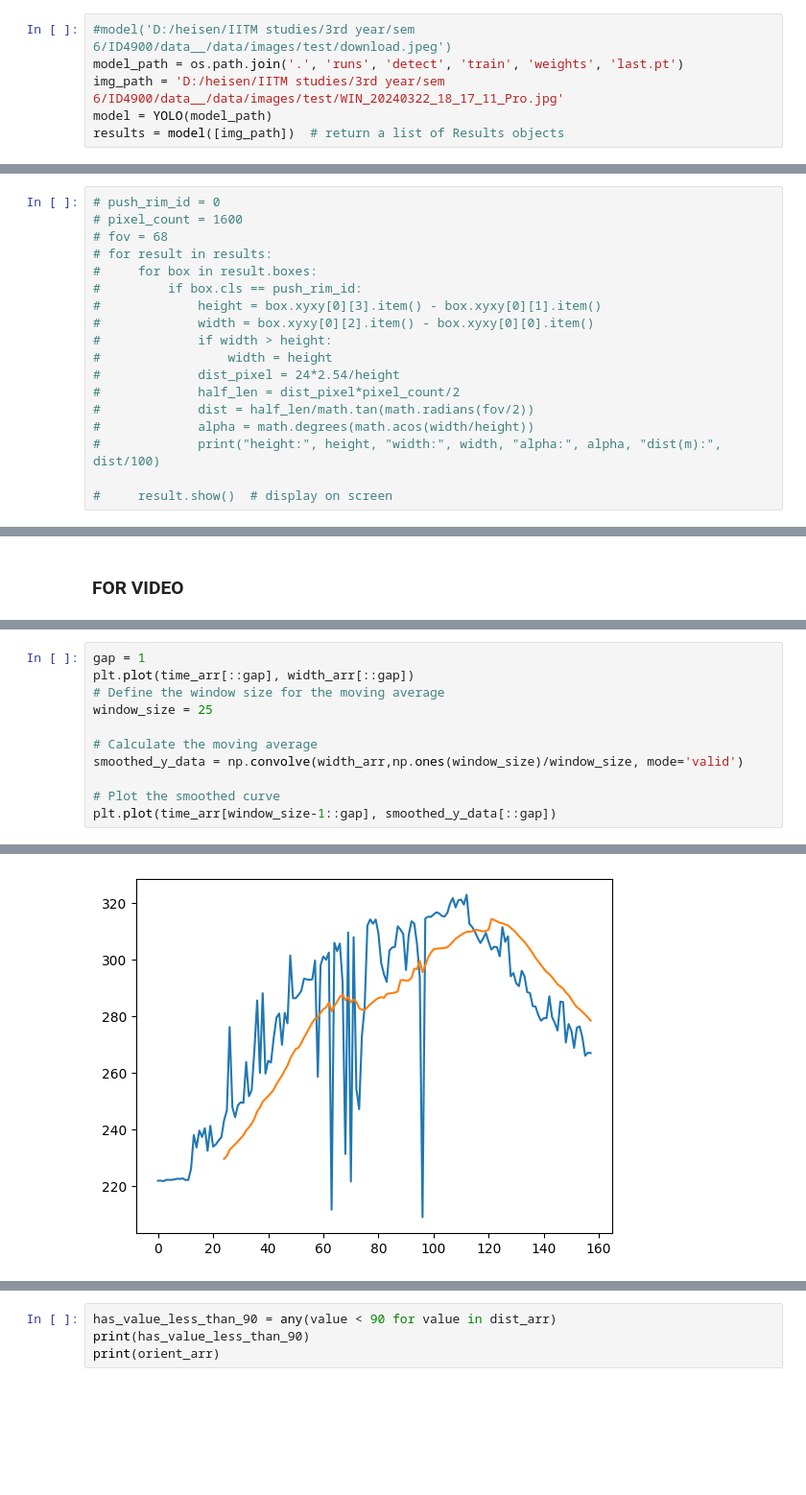
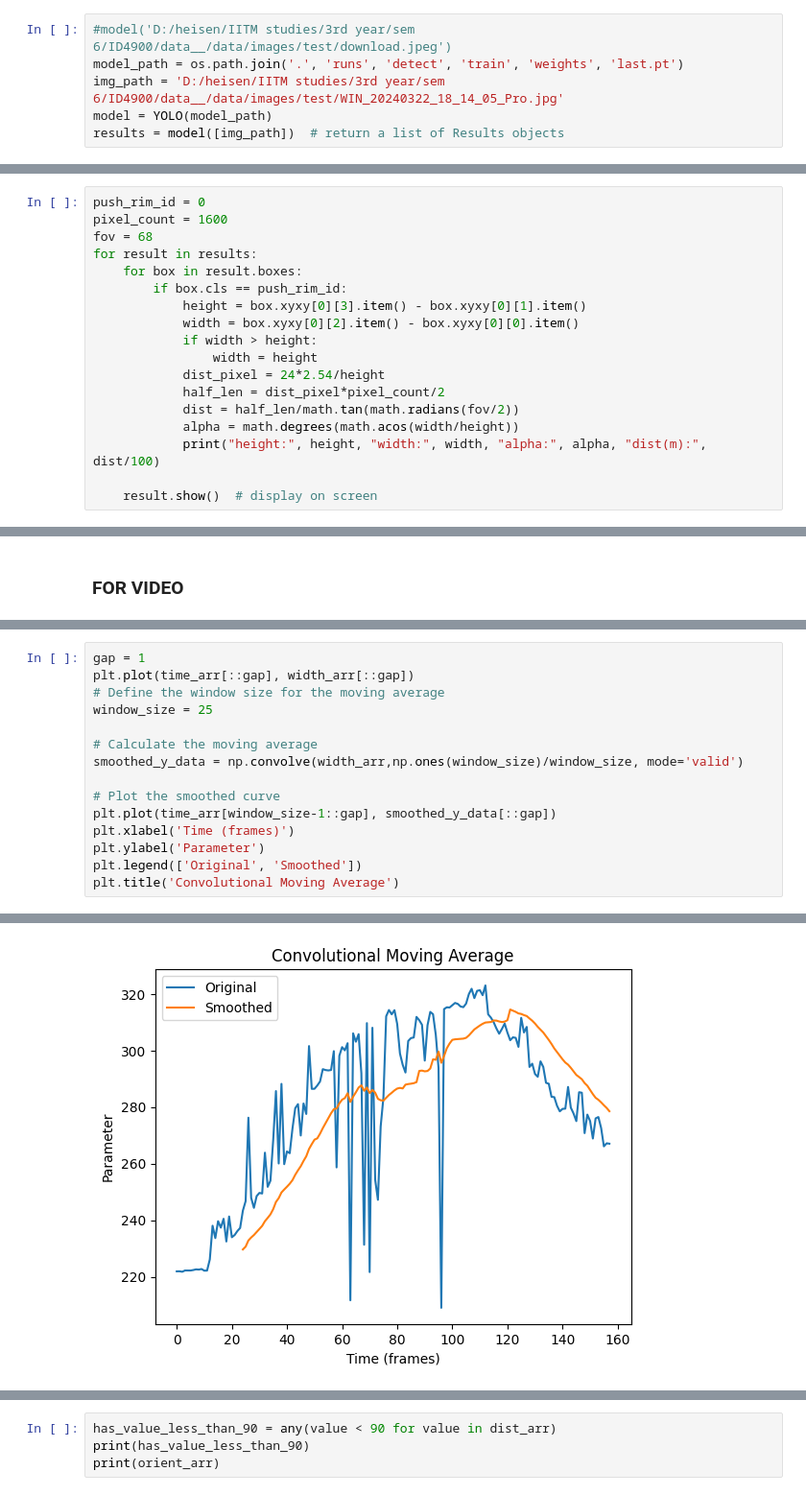
Before and after one commit to Heisenberg-2207/pushrim_detection, a Jupyter notebook: yolo.ipynb, the cells around one changed output, grey strips where cells are left out. Shown at 96% size. Drawn from its saved outputs; the diff is of its cells as text; blank space fills up the shorter version.

```diff
--- a/yolo.ipynb
+++ b/yolo.ipynb
@@ -12,7 +12,7 @@ import cv2
 # %%
 #model('D:/heisen/IITM studies/3rd year/sem 6/ID4900/data__/data/images/test/download.jpeg')
 model_path = os.path.join('.', 'runs', 'detect', 'train', 'weights', 'last.pt')
-img_path = 'D:/heisen/IITM studies/3rd year/sem 6/ID4900/data__/data/images/test/WIN_20240322_18_17_11_Pro.jpg'
+img_path = 'D:/heisen/IITM studies/3rd year/sem 6/ID4900/data__/data/images/test/WIN_20240322_18_14_05_Pro.jpg'
 model = YOLO(model_path)
 results = model([img_path])  # return a list of Results objects
 # %% [output]
@@ -21,18 +21,18 @@ Speed: 7.0ms preprocess, 115.2ms inference, 9.6ms postprocess per image at shape
 # %%
-# push_rim_id = 0
-# pixel_count = 1600
-# fov = 68
-# for result in results:
-#     for box in result.boxes:
-#         if box.cls == push_rim_id:
-#             height = box.xyxy[0][3].item() - box.xyxy[0][1].item()
-#             width = box.xyxy[0][2].item() - box.xyxy[0][0].item()
-#             if width > height:
-#                 width = height
-#             dist_pixel = 24*2.54/height
-#             half_len = dist_pixel*pixel_count/2
-#             dist = half_len/math.tan(math.radians(fov/2))
-#             alpha = math.degrees(math.acos(width/height))
-#             print("height:", height, "width:", width, "alpha:", alpha, "dist(m):", dist/100)
+push_rim_id = 0
+pixel_count = 1600
+fov = 68
+for result in results:
+    for box in result.boxes:
+        if box.cls == push_rim_id:
+            height = box.xyxy[0][3].item() - box.xyxy[0][1].item()
+            width = box.xyxy[0][2].item() - box.xyxy[0][0].item()
+            if width > height:
+                width = height
+            dist_pixel = 24*2.54/height
+            half_len = dist_pixel*pixel_count/2
+            dist = half_len/math.tan(math.radians(fov/2))
+            alpha = math.degrees(math.acos(width/height))
+            print("height:", height, "width:", width, "alpha:", alpha, "dist(m):", dist/100)
 
-#     result.show()  # display on screen
+    result.show()  # display on screen
@@ -243,4 +339,8 @@ smoothed_y_data = np.convolve(width_arr,np.ones(window_size)/window_size, mode='
 
 # Plot the smoothed curve
 plt.plot(time_arr[window_size-1::gap], smoothed_y_data[::gap])
+plt.xlabel('Time (frames)')
+plt.ylabel('Parameter')
+plt.legend(['Original', 'Smoothed'])
+plt.title('Convolutional Moving Average')
 # %% [output]
@@ -248,4 +348,4 @@ plt.plot(time_arr[window_size-1::gap], smoothed_y_data[::gap])
-[figure, old version]
+[figure, new version]
 # %%
 alpha = 0.9  # Polyak averaging parameter
 averaged_width_arr = [width_arr[0]]  # Initialize the averaged list with the first value
```
Also changed, not shown: parts of 9 cells of this notebook, 2 other files.
